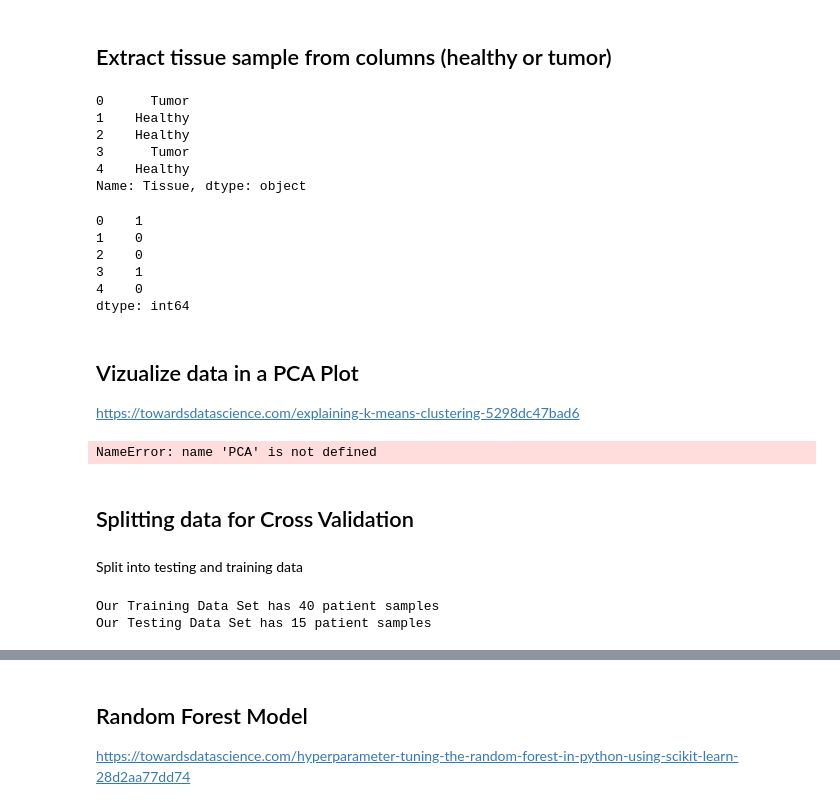
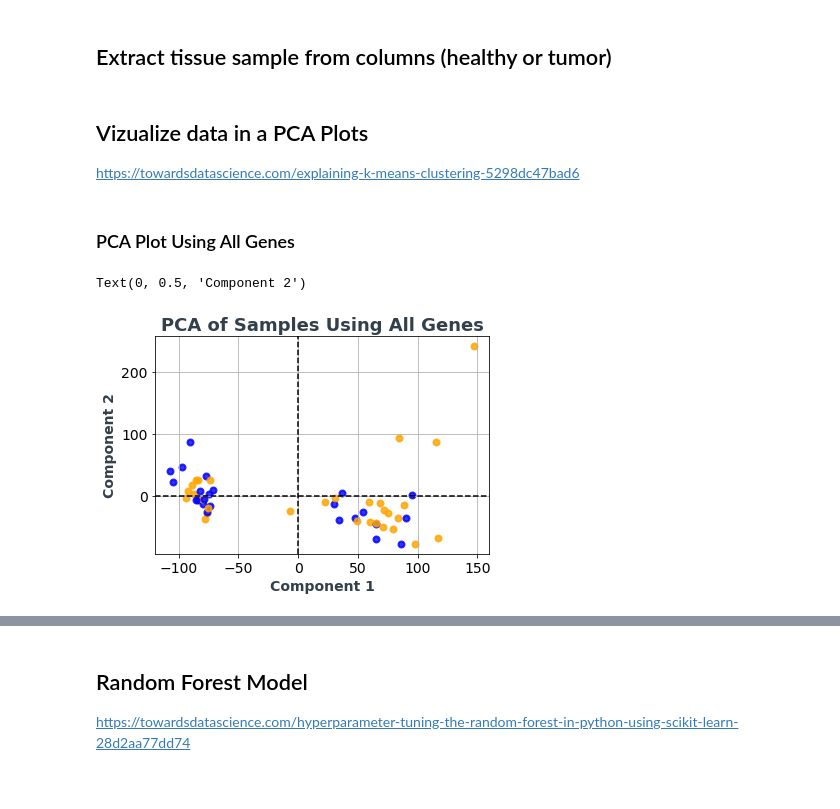
Before and after one commit to hzorkic/machine_learning_and_molecular_docking_for_drug_discovery, a Jupyter notebook: Random_Forest_Analysis.ipynb, the cells around one changed output, grey strips where cells are left out. Cells and saved outputs as stored; diff of their text form; code cells hidden in the pictures.

```diff
--- a/Random_Forest_Analysis.ipynb
+++ b/Random_Forest_Analysis.ipynb
@@ -47,16 +47,16 @@ sucess!
 ## Load in our data
 # %%
 # Load in Data + Trnasform Direction
-df=pd.read_csv('COAD_normalized_counts.csv') # load
+df=pd.read_csv('log2transformed_and_normalized_gene_expression_data.csv') # load
 df=df.transpose()
 
-genes=df.loc['new_gene'].to_list() # saves all genes as list
+genes=df.loc['Unnamed: 0'].to_list() # saves all genes as list
 df.columns=genes
 
 samples=df.index.to_list()
 samples=samples[1:] # removes the "New_Gene" Label
 
-df=df.drop(['new_gene']).reset_index(drop=True) # remove gene column
+df=df.drop(['Unnamed: 0']).reset_index(drop=True) # remove gene column
 df.index=samples # set index names
 
 df=df.astype(float) # weird nonsense step thats needed ~sometimes~
@@ -66,26 +74,5 @@ KeyError: 'new_gene'
 # %%
-# Pre-Process: Filter out low expressed genes
-count=0; # keep track of how many genese removed
-thresh=25 # min number of samples needed
-for col in df.columns.to_list():
-    n_zeros=df[col].isin([0]).sum()
-    if n_zeros >= thresh:
-        count+=1
-        df.drop([col],axis=1,inplace=True)
-genes=df.columns.to_list()
-print("Removed %d genes. These genes did not meet 10 sample mininum. \nWe have %d genes left \
-"%(count,len(df.columns.to_list())))
-
-
-# log transform data
-df_log=pd.DataFrame()
-for col in df.columns.to_list():
-    df_log[col] = df[col].apply(lambda x: np.log(x+1))
-df_log.head()
-
-
-# gene signature
-df_gene_sig=df_log[['TREML2', 'PTPRN', 'PGLYRP1', 'NOG', 'VIP',\
+df_gene_sig=df[['TREML2', 'PTPRN', 'PGLYRP1', 'NOG', 'VIP',\
     'RIMKLB', 'NKAIN4', 'FAM171B', 'ZNF417', 'GLRA2', 'HOXA7', 'FABP6', 'MUSK',\
     'HTR6', 'GRIP2', 'VEGFA', 'AKAP12', 'RHEB', 'PMEPA1','GLTP', 'METTL7A',\
     'CITED2', 'SCARA5', 'CDH3','IL6R', 'PKIB', 'GLP2R', 'EPB41L3', 'NR3C2']]
@@ -93,6 +80,5 @@ df_gene_sig=df_log[['TREML2', 'PTPRN', 'PGLYRP1', 'NOG', 'VIP',\
 # Genes not found from gene signature (possible naming issues)
 # PADI4, NCKIPSD C5orf53 TREML3 HES5 OR8D2 KLRK1 NCRNA00152 PPAP2A LINC00974
 
-
 df_gene_sig.head(10)
 # %% [output]
@@ -119,13 +148,6 @@ for i in samples:
 
 # Convert to Panda Series
 target=pd.Series(target,name='Tissue')
-# %% [output]
-0      Tumor
-1    Healthy
-2    Healthy
-3      Tumor
-4    Healthy
-Name: Tissue, dtype: object
 # %%
 # Convert to binary tumor=(1) + healthy=(0)
 target_binary=[]
@@ -137,13 +159,6 @@ for i in target:
 
 # Convert to Panda Series
 target_binary=pd.Series(target_binary)
-# %% [output]
-0    1
-1    0
-2    0
-3    1
-4    0
-dtype: int64
 # %%
 # create colors labels for PCA
 colors=[]
@@ -153,47 +168,32 @@ for i in target_binary:
     else:
         colors.append('blue')
 # %% [markdown]
-## Vizualize data in a PCA Plot
+## Vizualize data in a PCA Plots
 https://towardsdatascience.com/explaining-k-means-clustering-5298dc47bad6
+# %% [markdown]
+### PCA Plot Using All Genes
 # %%
 # Generate Colors + numbers
 num_list=range(0,54)
 
 # PCA
 pca = PCA(n_components=2)
-X_r = pca.fit(df_log).transform(df_log)
-variance = pca.explained_variance_ratio_
+X_r = pca.fit(df).transform(df)
+# Plot
 
-
-# Plot
 for color, i, target_name in zip(colors, num_list, samples):
     plt.scatter(X_r[i,0], X_r[i,1], color=color, alpha=.8, lw=2,
                 label=target_name)
+
 
 plt.title('PCA of Samples Using All Genes', fontsize=18, fontweight='black', color = '#333F4B')
 plt.axvline(x=0,linestyle='--',c='k')
 plt.axhline(y=0,linestyle='--',c='k')
 plt.tick_params(axis='y', which='major', labelsize=14)
 plt.tick_params(axis='x', which='major', labelsize=14)
 plt.grid(True)
 plt.xlabel('Component 1', fontsize=14, fontweight='black', color = '#333F4B')
 plt.ylabel('Component 2', fontsize=14, fontweight='black', color = '#333F4B')
 # %% [output]
-NameError: name 'PCA' is not defined
+Text(0, 0.5, 'Component 2')
+[figure, added]
-# %% [markdown]
-## Splitting data for Cross Validation
-# %% [markdown]
-Split into testing and training data
-# %%
-# Split Into Training and Test Data
-
-# independent dataset : df_gene_sig : features that determine if patient has cancer
-# dependent dataset : target_bianry : diagnosis
-
-x_train, x_test, y_train, y_test = train_test_split(df_gene_sig, target_binary, test_size=15,shuffle=True, random_state=12)
-# display size of
-print('Our Training Data Set has %d patient samples'%(np.shape(x_train)[0]))
-print('Our Testing Data Set has %d patient samples'%(np.shape(x_test)[0]))
-# %% [output]
-Our Training Data Set has 40 patient samples
-Our Testing Data Set has 15 patient samples
```
Also changed, not shown: parts of 37 cells of this notebook, 1 other file.
